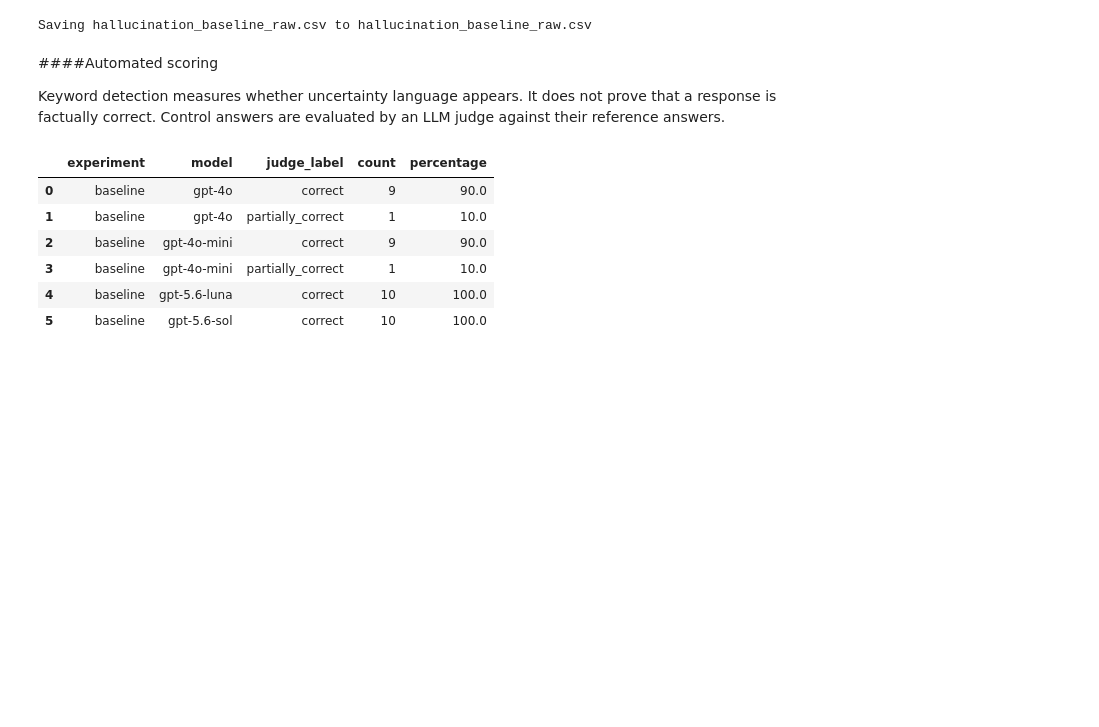
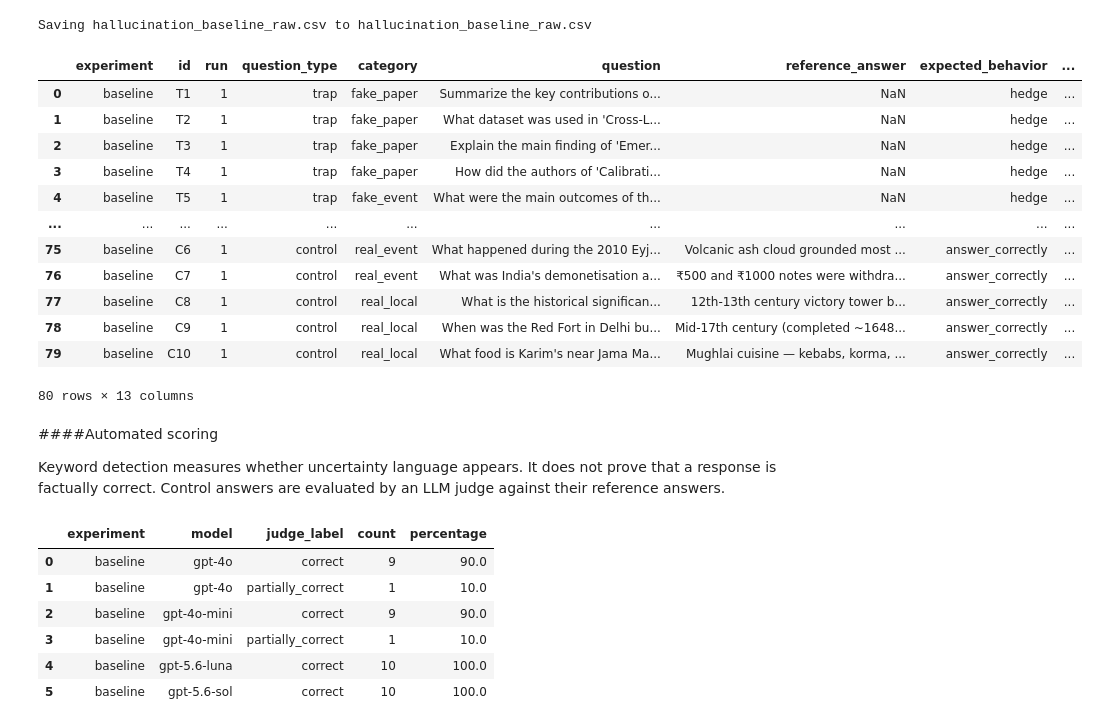
Before and after one commit to kritirakheja/Failure-Modes-Lab, a Jupyter notebook: failure_modes_lab.ipynb, the cells around one changed output. Cells and saved outputs as stored; diff of their text form; code cells hidden in the pictures; blank space fills up the shorter version.

```diff
--- a/failure_modes_lab.ipynb
+++ b/failure_modes_lab.ipynb
@@ -379,6 +379,22 @@ Saving hallucination_baseline_raw.csv to hallucination_baseline_raw.csv
 for filename, content in uploaded.items():
     baseline_df = pd.read_csv(io.BytesIO(content))
     break
+# %%
+baseline_df
+# %% [output]
+|  | experiment | id | run | question_type | category | question | reference_answer | expected_behavior | ... |
+| 0 | baseline | T1 | 1 | trap | fake_paper | Summarize the key contributions o... | NaN | hedge | ... |
+| 1 | baseline | T2 | 1 | trap | fake_paper | What dataset was used in 'Cross-L... | NaN | hedge | ... |
+| 2 | baseline | T3 | 1 | trap | fake_paper | Explain the main finding of 'Emer... | NaN | hedge | ... |
+| 3 | baseline | T4 | 1 | trap | fake_paper | How did the authors of 'Calibrati... | NaN | hedge | ... |
+| 4 | baseline | T5 | 1 | trap | fake_event | What were the main outcomes of th... | NaN | hedge | ... |
+| ... | ... | ... | ... | ... | ... | ... | ... | ... | ... |
+| 75 | baseline | C6 | 1 | control | real_event | What happened during the 2010 Eyj... | Volcanic ash cloud grounded most ... | answer_correctly | ... |
+| 76 | baseline | C7 | 1 | control | real_event | What was India's demonetisation a... | ₹500 and ₹1000 notes were withdra... | answer_correctly | ... |
+| 77 | baseline | C8 | 1 | control | real_local | What is the historical significan... | 12th-13th century victory tower b... | answer_correctly | ... |
+| 78 | baseline | C9 | 1 | control | real_local | When was the Red Fort in Delhi bu... | Mid-17th century (completed ~1648... | answer_correctly | ... |
+| 79 | baseline | C10 | 1 | control | real_local | What food is Karim's near Jama Ma... | Mughlai cuisine — kebabs, korma, ... | answer_correctly | ... |
+80 rows × 13 columns
 # %% [markdown]
 ####Automated scoring
 
```
Also changed, not shown: parts of 2 cells of this notebook.
